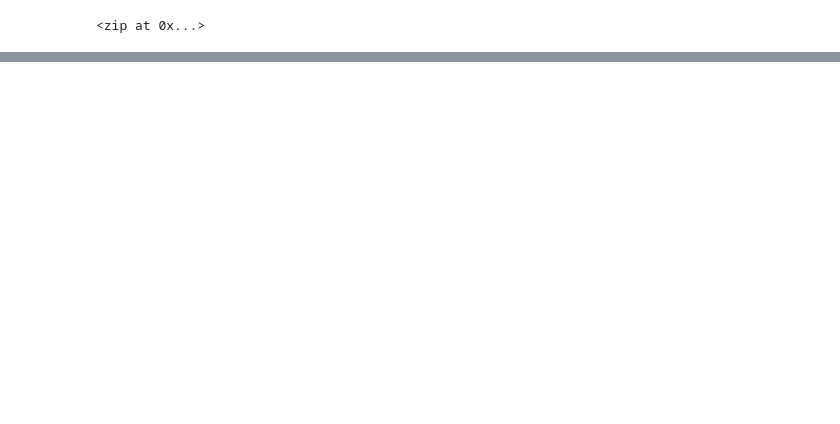
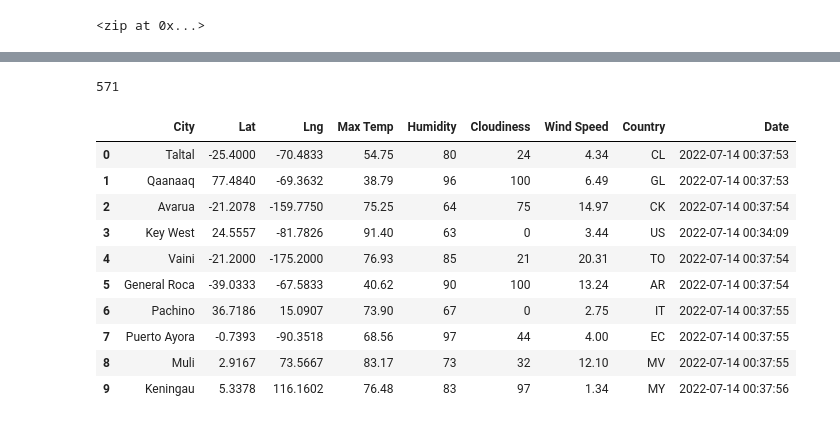
Before and after one commit to zmeluch/World_Weather_Analysis, a Jupyter notebook: WeatherPy.ipynb, the cells around one changed output, grey strips where cells are left out. Cells and saved outputs as stored; diff of their text form; code cells hidden in the pictures; blank space fills up the shorter version.

```diff
--- a/WeatherPy.ipynb
+++ b/WeatherPy.ipynb
@@ -54,0 +148,20 @@ len(cities)
+# %%
+len(city_data)
+# %% [output]
+571
+# %%
+# Convert the array of dictionaries to a Pandas DataFrame.
+city_data_df = pd.DataFrame(city_data)
+city_data_df.head(10)
+# %% [output]
+|  | City | Lat | Lng | Max Temp | Humidity | Cloudiness | Wind Speed | Country | Date |
+| 0 | Taltal | -25.4000 | -70.4833 | 54.75 | 80 | 24 | 4.34 | CL | 2022-07-14 00:37:53 |
+| 1 | Qaanaaq | 77.4840 | -69.3632 | 38.79 | 96 | 100 | 6.49 | GL | 2022-07-14 00:37:53 |
+| 2 | Avarua | -21.2078 | -159.7750 | 75.25 | 64 | 75 | 14.97 | CK | 2022-07-14 00:37:54 |
+| 3 | Key West | 24.5557 | -81.7826 | 91.40 | 63 | 0 | 3.44 | US | 2022-07-14 00:34:09 |
+| 4 | Vaini | -21.2000 | -175.2000 | 76.93 | 85 | 21 | 20.31 | TO | 2022-07-14 00:37:54 |
+| 5 | General Roca | -39.0333 | -67.5833 | 40.62 | 90 | 100 | 13.24 | AR | 2022-07-14 00:37:54 |
+| 6 | Pachino | 36.7186 | 15.0907 | 73.90 | 67 | 0 | 2.75 | IT | 2022-07-14 00:37:55 |
+| 7 | Puerto Ayora | -0.7393 | -90.3518 | 68.56 | 97 | 44 | 4.00 | EC | 2022-07-14 00:37:55 |
+| 8 | Muli | 2.9167 | 73.5667 | 83.17 | 73 | 32 | 12.10 | MV | 2022-07-14 00:37:55 |
+| 9 | Keningau | 5.3378 | 116.1602 | 76.48 | 83 | 97 | 1.34 | MY | 2022-07-14 00:37:56 |
```
Also changed, not shown: parts of 9 cells of this notebook, 4 other files.
